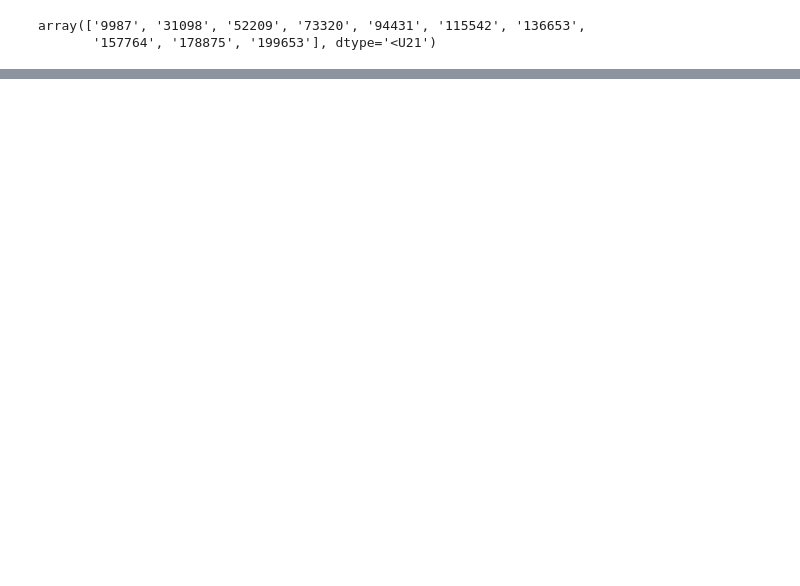
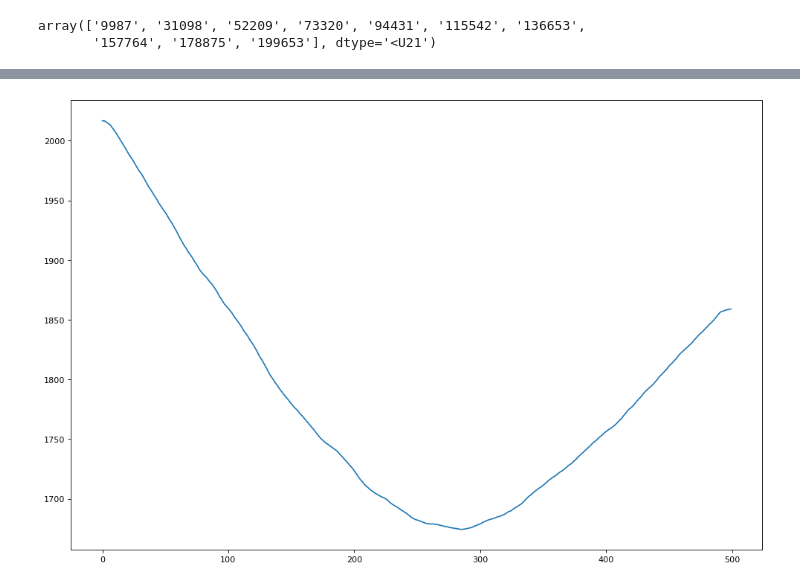
Before and after one commit to BSPetersson/Project-Blood, a Jupyter notebook: vision/contrast_analasys.ipynb, the cells around one changed output, grey strips where cells are left out. Cells and saved outputs as stored; diff of their text form; code cells hidden in the pictures; blank space fills up the shorter version.

```diff
--- a/vision/contrast_analasys.ipynb
+++ b/vision/contrast_analasys.ipynb
@@ -203,0 +206,7 @@ plt.show()
+# %%
+figure(figsize=(15, 10), dpi=80)
+plt.plot(curve)
+
+plt.show()
+# %% [output]
+[figure, added]
```
Also changed, not shown: parts of 20 cells of this notebook, 7 other files.
